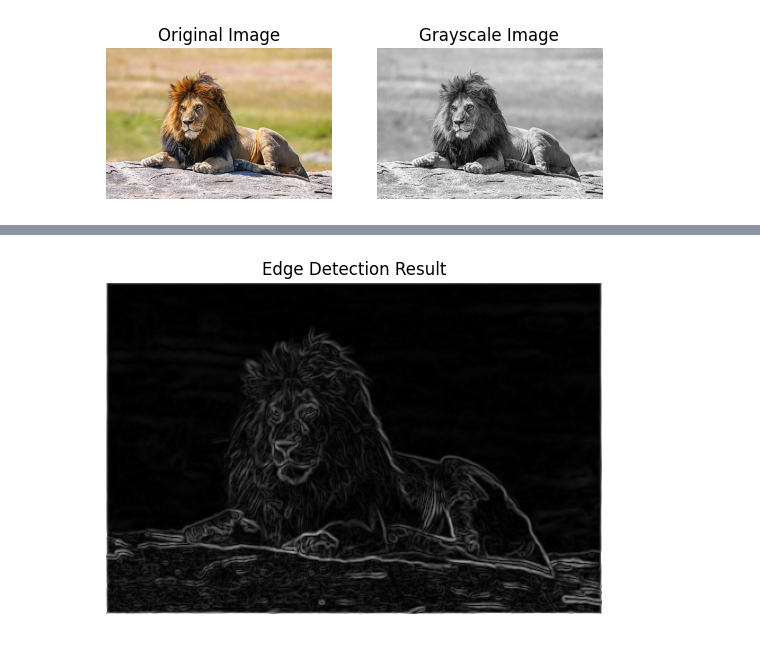
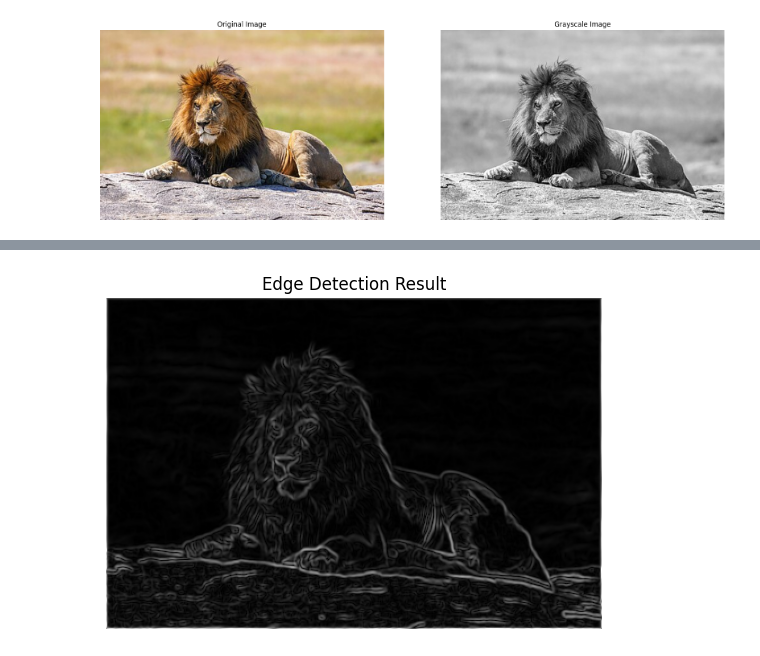
Before and after one commit to JesusMGalindo/Edge-Detection-and-Hybrid-Image-Processing, a Jupyter notebook: hybrid.ipynb, the cells around one changed output, grey strips where cells are left out. Cells and saved outputs as stored; diff of their text form; code cells hidden in the pictures.

Commit message:
Fixed kernel and sizing of figures

```diff
--- a/hybrid.ipynb
+++ b/hybrid.ipynb
@@ -18,32 +18,33 @@ def rgb_to_grayscale(rgb_image):
 # %%
 # Function to read and convert PNG image
 def load_image(image_path):
     image = Image.open(image_path)
     image = np.array(image)
     return image
 
 def rgb_to_grayscale(rgb_image):
     return np.dot(rgb_image[...,:3], [0.2989, 0.5870, 0.1140])
 
 # Load a PNG image
 image_path = 'Lion.jpg'
 rgb_image = load_image(image_path)
 
 # Convert to grayscale
 gray_image = rgb_to_grayscale(rgb_image)
 
 # Display the original and grayscale images
+plt.figure(figsize=(20,10))
 plt.subplot(1, 2, 1)
 plt.imshow(rgb_image)
 plt.title('Original Image')
 plt.axis('off')
 
 plt.subplot(1, 2, 2)
 plt.imshow(gray_image, cmap='gray')
 plt.title('Grayscale Image')
 plt.axis('off')
 
 plt.show()
 # %% [output]
-[figure, old version]
+[figure, new version]
 # %%
```
Also changed, not shown: parts of 6 cells of this notebook.
